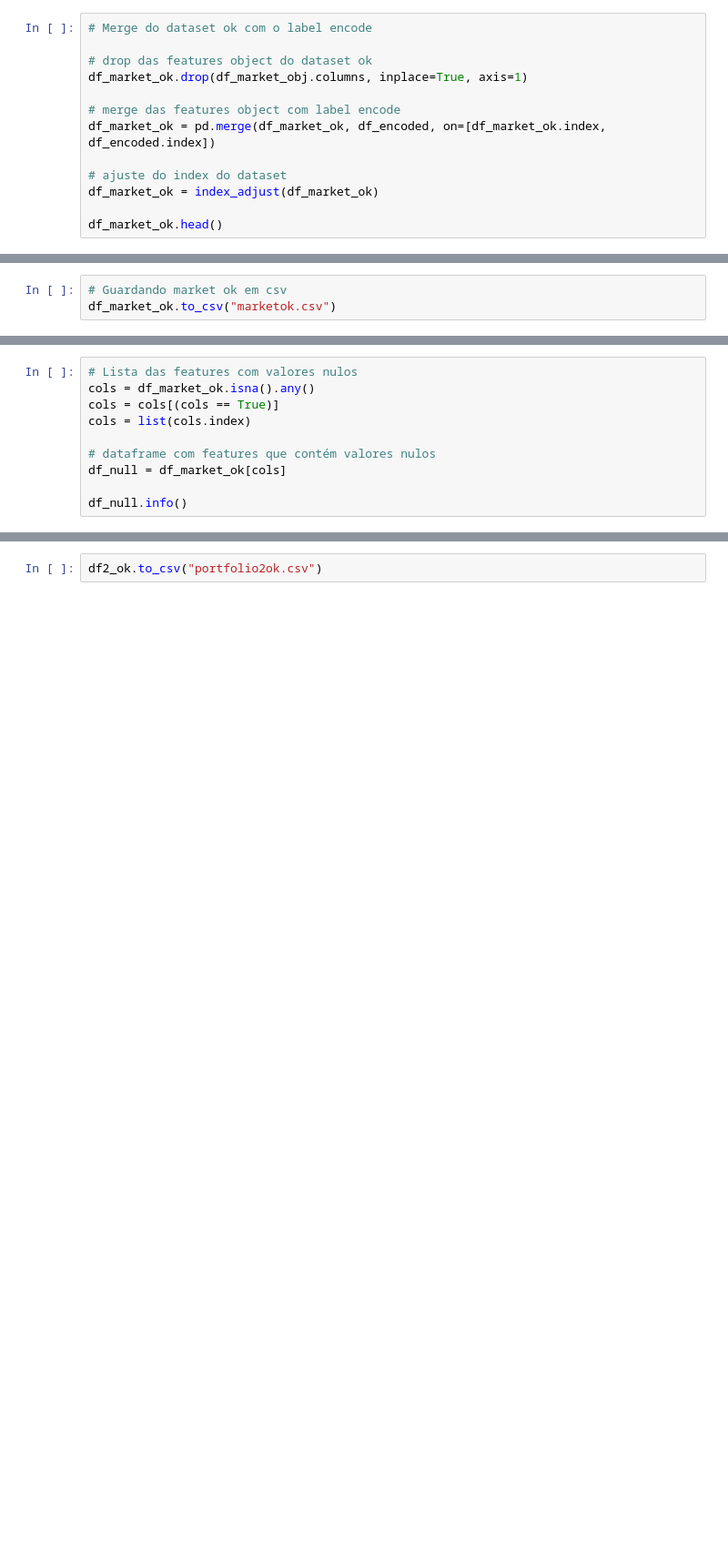
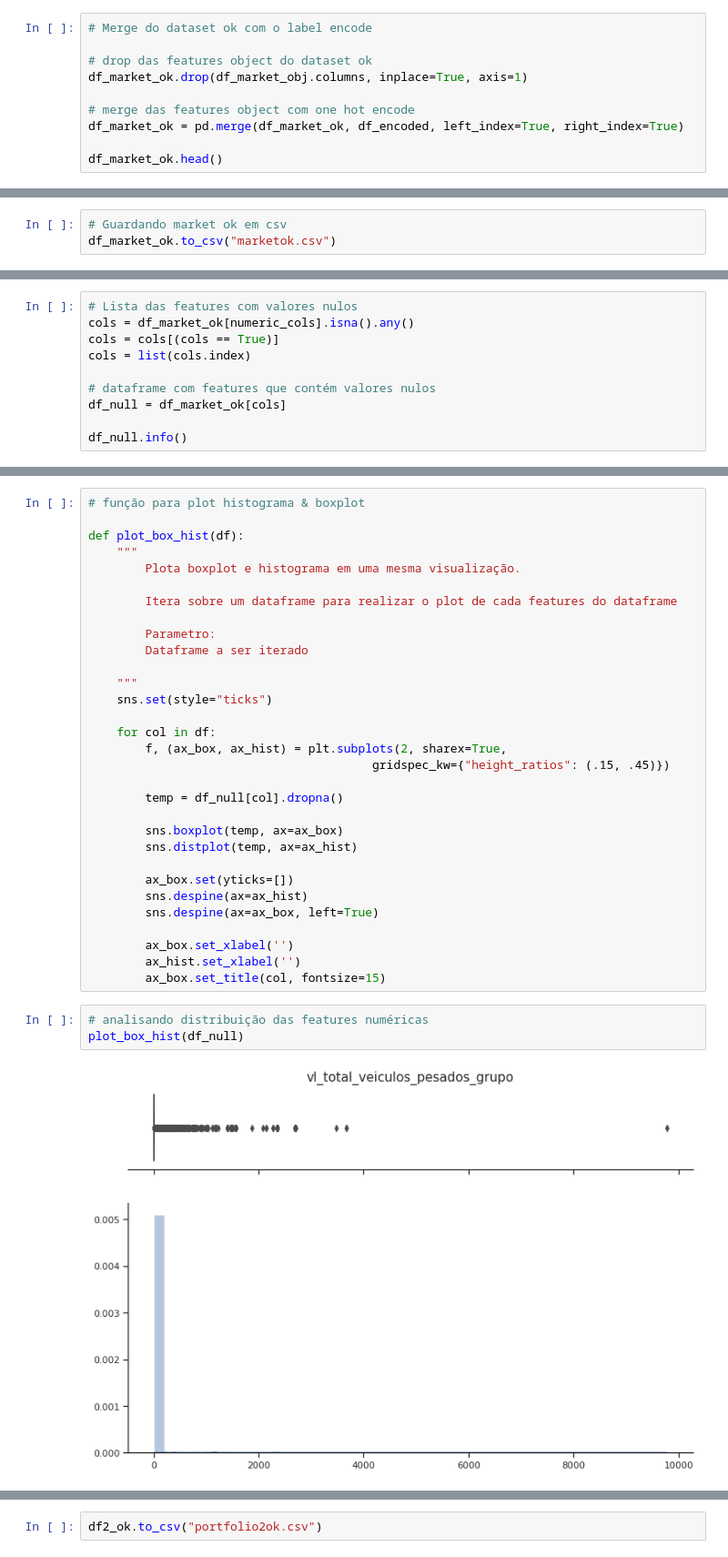
Before and after one commit to codenation-dev/squad-2-ad-xp-data-science-1, a Jupyter notebook: Projeto Final/DataFrameOrg.ipynb, the cells around one changed output, grey strips where cells are left out. Shown at 91% size. Saved outputs shown, nothing was run; the diff lists cells and outputs as text; blank space fills up the shorter version.

Commit message:
analise numericos

```diff
--- a/Projeto Final/DataFrameOrg.ipynb
+++ b/Projeto Final/DataFrameOrg.ipynb
@@ -380,11 +459,8 @@ for col in df_market_obj:
 # drop das features object do dataset ok
 df_market_ok.drop(df_market_obj.columns, inplace=True, axis=1)
 
-# merge das features object com label encode
-df_market_ok = pd.merge(df_market_ok, df_encoded, on=[df_market_ok.index, df_encoded.index])
-
-# ajuste do index do dataset
-df_market_ok = index_adjust(df_market_ok)
+# merge das features object com one hot encode
+df_market_ok = pd.merge(df_market_ok, df_encoded, left_index=True, right_index=True)
 
 df_market_ok.head()
 # %% [output]
@@ -406,6 +486,6 @@ df_market_ok.to_csv("marketok.csv")
 # %%
 # Lista das features com valores nulos
-cols = df_market_ok.isna().any()
+cols = df_market_ok[numeric_cols].isna().any()
 cols = cols[(cols == True)]
 cols = list(cols.index)
 
@@ -460,0 +519,36 @@ df2_ok.head(3)
+# %%
+# função para plot histograma & boxplot
+
+def plot_box_hist(df):
+    """
+        Plota boxplot e histograma em uma mesma visualização.
+
+        Itera sobre um dataframe para realizar o plot de cada features do dataframe
+
+        Parametro:
+        Dataframe a ser iterado
+
+    """
+    sns.set(style="ticks")
+
+    for col in df:
+        f, (ax_box, ax_hist) = plt.subplots(2, sharex=True,
+                                        gridspec_kw={"height_ratios": (.15, .45)})
+
+        temp = df_null[col].dropna()
+
+        sns.boxplot(temp, ax=ax_box)
+        sns.distplot(temp, ax=ax_hist)
+
+        ax_box.set(yticks=[])
+        sns.despine(ax=ax_hist)
+        sns.despine(ax=ax_box, left=True)
+
+        ax_box.set_xlabel('')
+        ax_hist.set_xlabel('')
+        ax_box.set_title(col, fontsize=15)
+# %%
+# analisando distribuição das features numéricas
+plot_box_hist(df_null)
+# %% [output]
+[figure, added]
```
Also changed, not shown: parts of 46 cells of this notebook.
